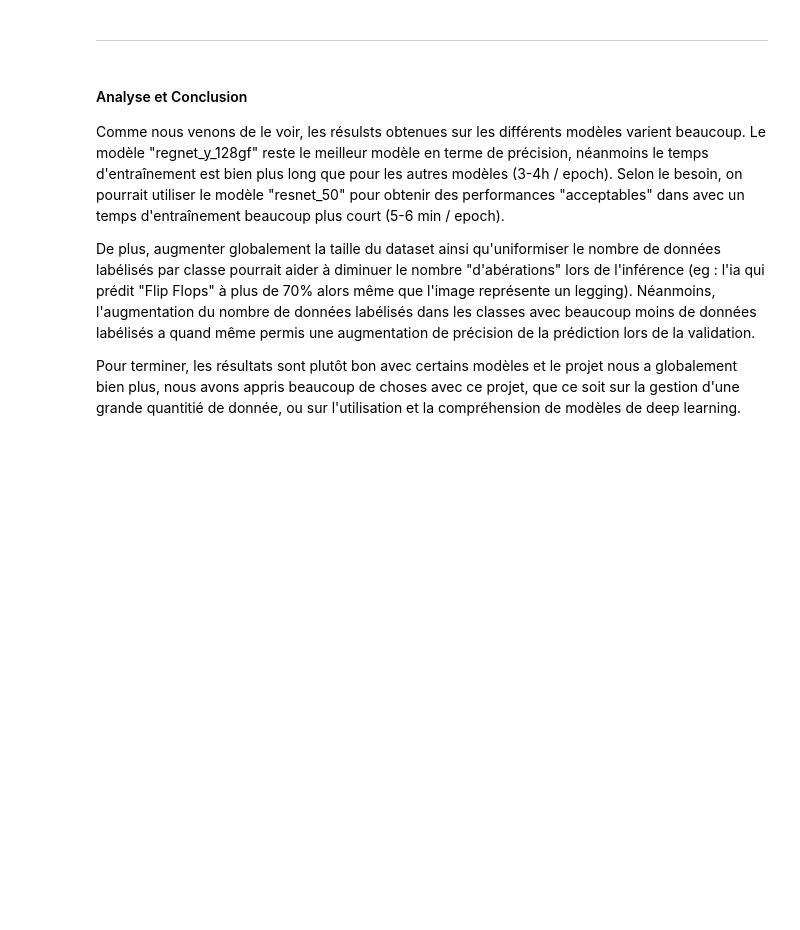
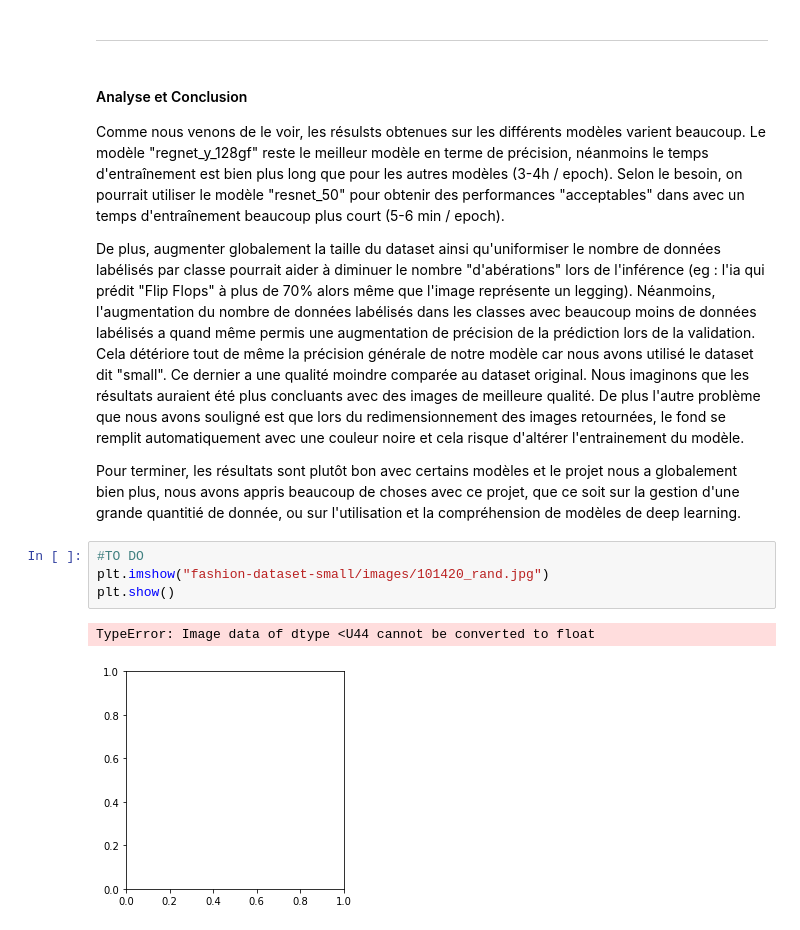
Before and after one commit to KontainPluton/TPs_Artificial_Neural_Network, a Jupyter notebook: Projet/Projet_Fashion.ipynb, the cells around one changed output. Cells and saved outputs as stored; diff of their text form; blank space fills up the shorter version.

Commit message:
Add images and improve notbook
Co-authored-by: Mydalia <Mydalia@users.noreply.github.com>
Co-authored-by: tom-lhermenier <tom-lhermenier@users.noreply.github.com>

```diff
--- a/Projet/Projet_Fashion.ipynb
+++ b/Projet/Projet_Fashion.ipynb
@@ -1829,6 +1920,13 @@ Un autre point marquant a été la résolution d'un oublie / bug dans notre code
 
 Comme nous venons de le voir, les résulsts obtenues sur les différents modèles varient beaucoup. Le modèle "regnet_y_128gf" reste le meilleur modèle en terme de précision, néanmoins le temps d'entraînement est bien plus long que pour les autres modèles (3-4h / epoch). Selon le besoin, on pourrait utiliser le modèle "resnet_50" pour obtenir des performances "acceptables" dans avec un temps d'entraînement beaucoup plus court (5-6 min / epoch).
 
-De plus, augmenter globalement la taille du dataset ainsi qu'uniformiser le nombre de données labélisés par classe pourrait aider à diminuer le nombre "d'abérations" lors de l'inférence (eg : l'ia qui prédit "Flip Flops" à plus de 70% alors même que l'image représente un legging). Néanmoins, l'augmentation du nombre de données labélisés dans les classes avec beaucoup moins de données labélisés a quand même permis une augmentation de précision de la prédiction lors de la validation.
+De plus, augmenter globalement la taille du dataset ainsi qu'uniformiser le nombre de données labélisés par classe pourrait aider à diminuer le nombre "d'abérations" lors de l'inférence (eg : l'ia qui prédit "Flip Flops" à plus de 70% alors même que l'image représente un legging). Néanmoins, l'augmentation du nombre de données labélisés dans les classes avec beaucoup moins de données labélisés a quand même permis une augmentation de précision de la prédiction lors de la validation. Cela détériore tout de même la précision générale de notre modèle car nous avons utilisé le dataset dit "small". Ce dernier a une qualité moindre comparée au dataset original. Nous imaginons que les résultats auraient été plus concluants avec des images de meilleure qualité. De plus l'autre problème que nous avons souligné est que lors du redimensionnement des images retournées, le fond se remplit automatiquement avec une couleur noire et cela risque d'altérer l'entrainement du modèle.
 
 Pour terminer, les résultats sont plutôt bon avec certains modèles et le projet nous a globalement bien plus, nous avons appris beaucoup de choses avec ce projet, que ce soit sur la gestion d'une grande quantitié de donnée, ou sur l'utilisation et la compréhension de modèles de deep learning.
+# %%
+#TO DO
+plt.imshow("fashion-dataset-small/images/101420_rand.jpg")
+plt.show()
+# %% [output]
+TypeError: Image data of dtype <U44 cannot be converted to float
+[figure, added]
```
Also changed, not shown: parts of 26 cells of this notebook, 18 other files.
